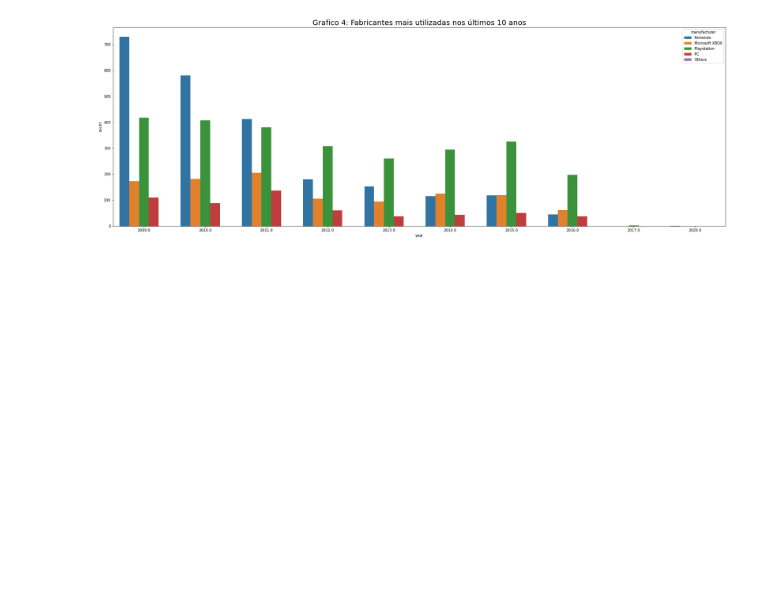
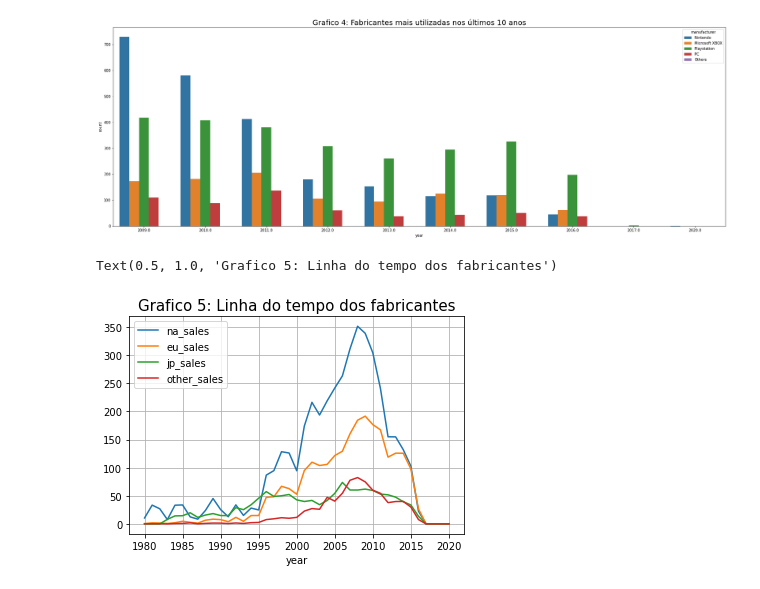
Before and after one commit to pedrojadir/Analise_Exploratoria, a Jupyter notebook: codigo.ipynb, the cells around one changed output. Cells and saved outputs as stored; diff of their text form; code cells hidden in the pictures; blank space fills up the shorter version.

```diff
--- a/codigo.ipynb
+++ b/codigo.ipynb
@@ -208,3 +226,12 @@ plt.legend(loc='upper right',title='manufacturer')
 # %% [output]
 <matplotlib.legend.Legend at 0x...>
 [figure]
+# %%
+grafico5 = df.groupby("year")["na_sales"].sum().plot(kind="line", grid=True, legend=True)
+df.groupby("year")["eu_sales"].sum().plot(kind="line", grid=True, legend=True)
+df.groupby("year")["jp_sales"].sum().plot(kind="line", grid=True, legend=True)
+df.groupby("year")["other_sales"].sum().plot(kind="line", grid=True, legend=True)
+grafico5.set_title('Grafico 5: Linha do tempo dos fabricantes',fontsize=15)
+# %% [output]
+Text(0.5, 1.0, 'Grafico 5: Linha do tempo dos fabricantes')
+[figure, added]
```
Also changed, not shown: parts of 4 cells of this notebook.
